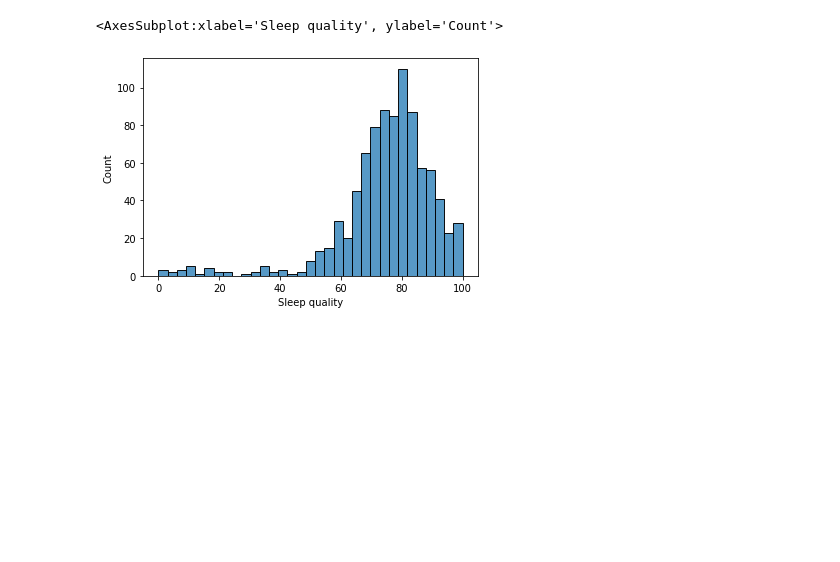
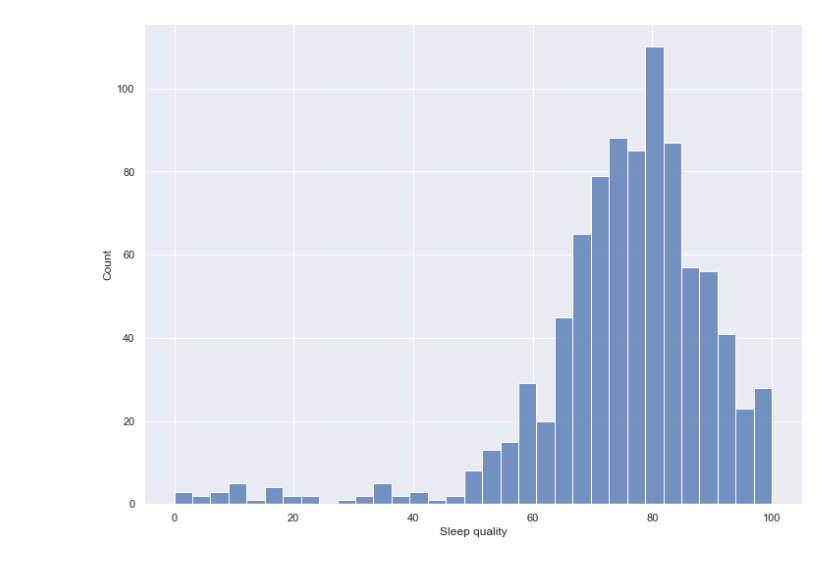
Before and after one commit to BorisBorisov33/Intelligent_Systems, a Jupyter notebook: ML_analysis.ipynb, the cells around one changed output. Cells and saved outputs as stored; diff of their text form; code cells hidden in the pictures; blank space fills up the shorter version.

```diff
--- a/ML_analysis.ipynb
+++ b/ML_analysis.ipynb
@@ -2,11 +2,15 @@
 import pandas as pd
 import numpy as np
 import seaborn as sns
+import matplotlib as plt
 from sklearn.ensemble import RandomForestRegressor
 from sklearn.model_selection import train_test_split
 from sklearn.preprocessing import MinMaxScaler
 from sklearn.metrics import mean_squared_error
 import joblib
+
+%matplotlib inline
+plt.rcParams["figure.figsize"] = (12,9)
 # %%
 df = pd.read_csv('data/sleepdata.csv', sep=';', parse_dates=['Start', 'End'])
 df['Start time'] = pd.Series([val.time() for val in df['Start']])
@@ -30,8 +34,9 @@ df.head()
 df['External_fact']=0
 df.loc[~df['Sleep Notes'].isna(), 'External_fact' ]=1
 # %%
-sns.histplot(df, x='Sleep quality')
+sns.set_theme()
+plot = sns.histplot(df, x='Sleep quality')
+# plot.set_title('Sleep quality distribution')
 # %% [output]
-<AxesSubplot:xlabel='Sleep quality', ylabel='Count'>
-[figure, old version]
+[figure, new version]
 # %%
```
Also changed, not shown: parts of 21 cells of this notebook, 1 other file.
